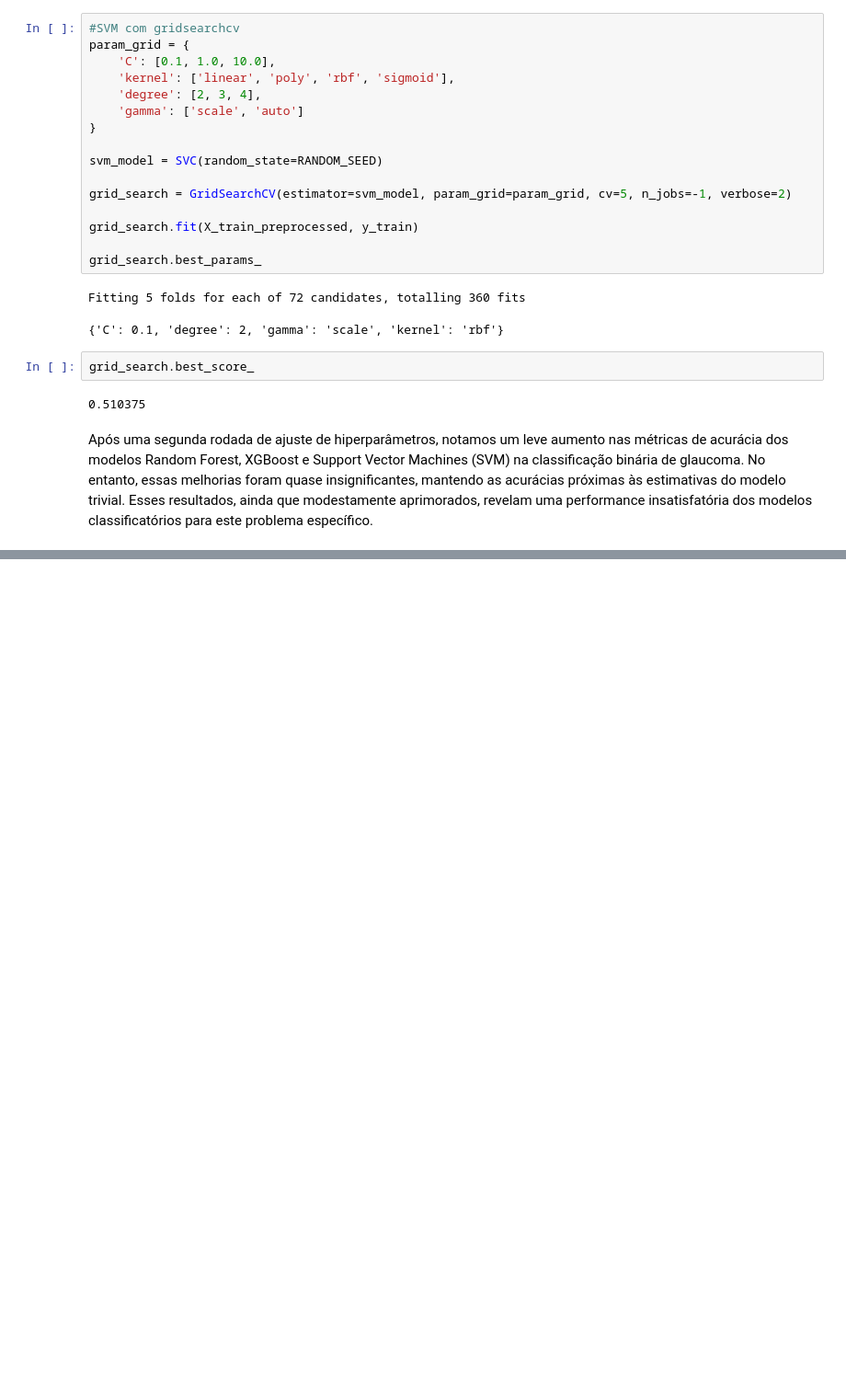
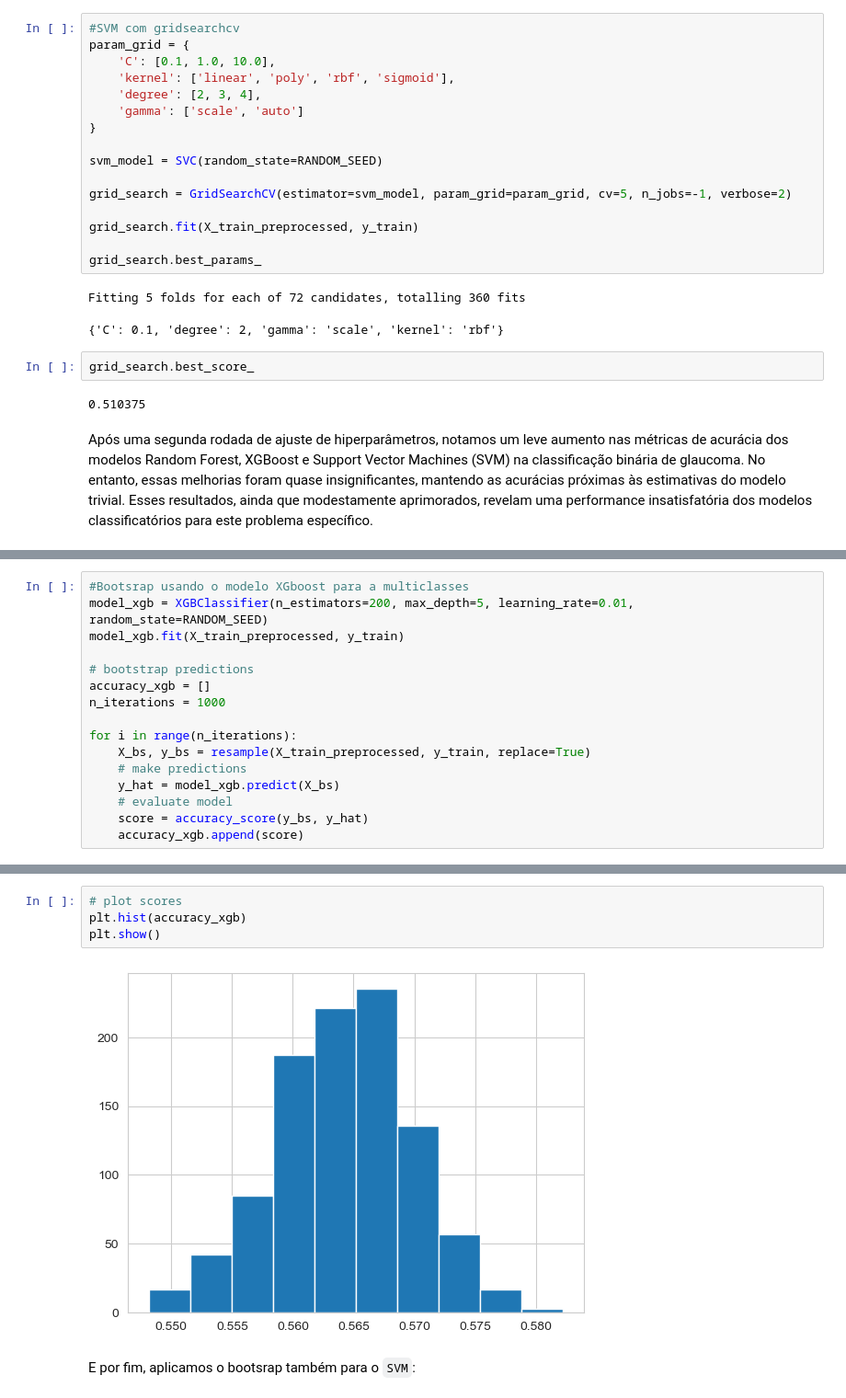
Before and after one commit to marlonsp/Projeto2_MachineLearning_23.2, a Jupyter notebook: notebooks/Projeto.ipynb, the cells around one changed output, grey strips where cells are left out. Shown at 92% size. Saved outputs shown, nothing was run; the diff lists cells and outputs as text; blank space fills up the shorter version.

```diff
--- a/notebooks/Projeto.ipynb
+++ b/notebooks/Projeto.ipynb
@@ -928,0 +979,16 @@ Após uma segunda rodada de ajuste de hiperparâmetros, notamos um leve aumento
+# %%
+#Bootsrap usando o modelo XGboost para a multiclasses
+model_xgb = XGBClassifier(n_estimators=200, max_depth=5, learning_rate=0.01, random_state=RANDOM_SEED)
+model_xgb.fit(X_train_preprocessed, y_train)
+
+# bootstrap predictions
+accuracy_xgb = []
+n_iterations = 1000
+
+for i in range(n_iterations):
+    X_bs, y_bs = resample(X_train_preprocessed, y_train, replace=True)
+    # make predictions
+    y_hat = model_xgb.predict(X_bs)
+    # evaluate model
+    score = accuracy_score(y_bs, y_hat)
+    accuracy_xgb.append(score)
@@ -928,0 +1002,8 @@ Após uma segunda rodada de ajuste de hiperparâmetros, notamos um leve aumento
+# %%
+# plot scores
+plt.hist(accuracy_xgb)
+plt.show()
+# %% [output]
+[figure, added]
+# %% [markdown]
+E por fim, aplicamos o bootsrap também para o `SVM`:
```
Also changed, not shown: parts of 25 cells of this notebook.
